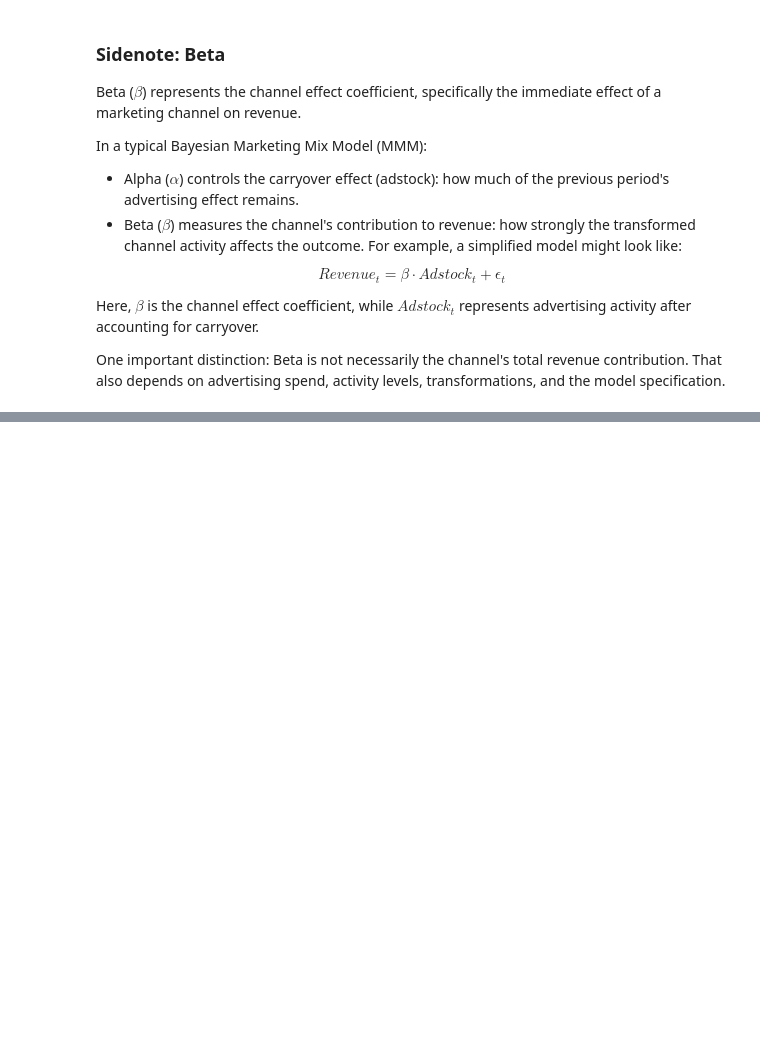
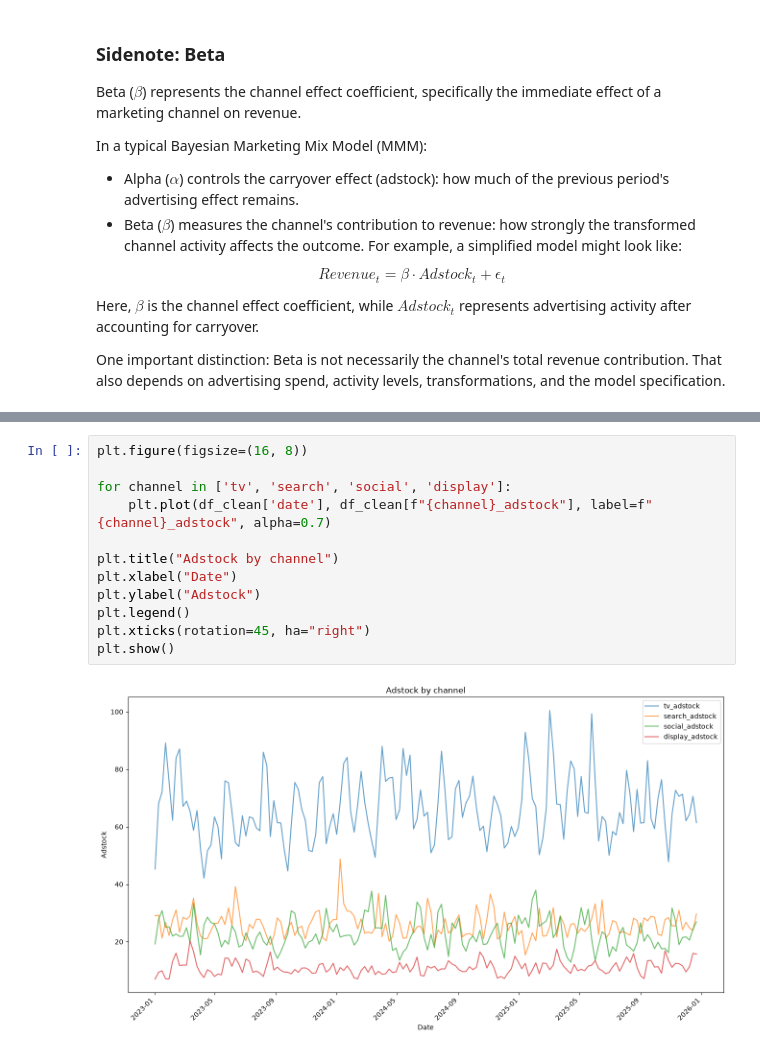
Before and after one commit to brianbamboo/bayesian-mmm, a Jupyter notebook: 02_marketing_transformations.ipynb, the cells around one changed output, grey strips where cells are left out. Saved outputs shown, nothing was run; the diff lists cells and outputs as text; blank space fills up the shorter version.

```diff
--- a/02_marketing_transformations.ipynb
+++ b/02_marketing_transformations.ipynb
@@ -161,0 +275,14 @@ One important distinction: Beta is not necessarily the channel's total revenue c
+# %%
+plt.figure(figsize=(16, 8))
+
+for channel in ['tv', 'search', 'social', 'display']:
+    plt.plot(df_clean['date'], df_clean[f"{channel}_adstock"], label=f"{channel}_adstock", alpha=0.7)
+
+plt.title("Adstock by channel")
+plt.xlabel("Date")
+plt.ylabel("Adstock")
+plt.legend()
+plt.xticks(rotation=45, ha="right")
+plt.show()
+# %% [output]
+[figure, added]
```
Also changed, not shown: parts of 10 cells of this notebook.
